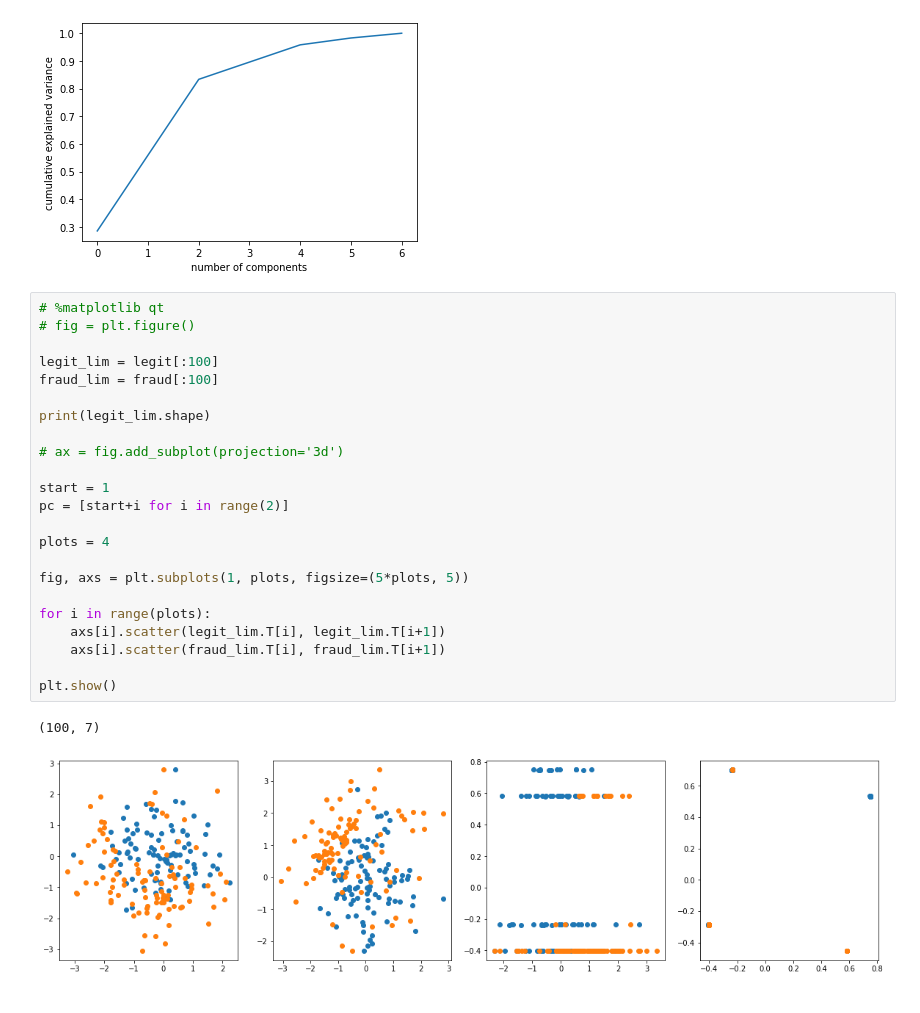
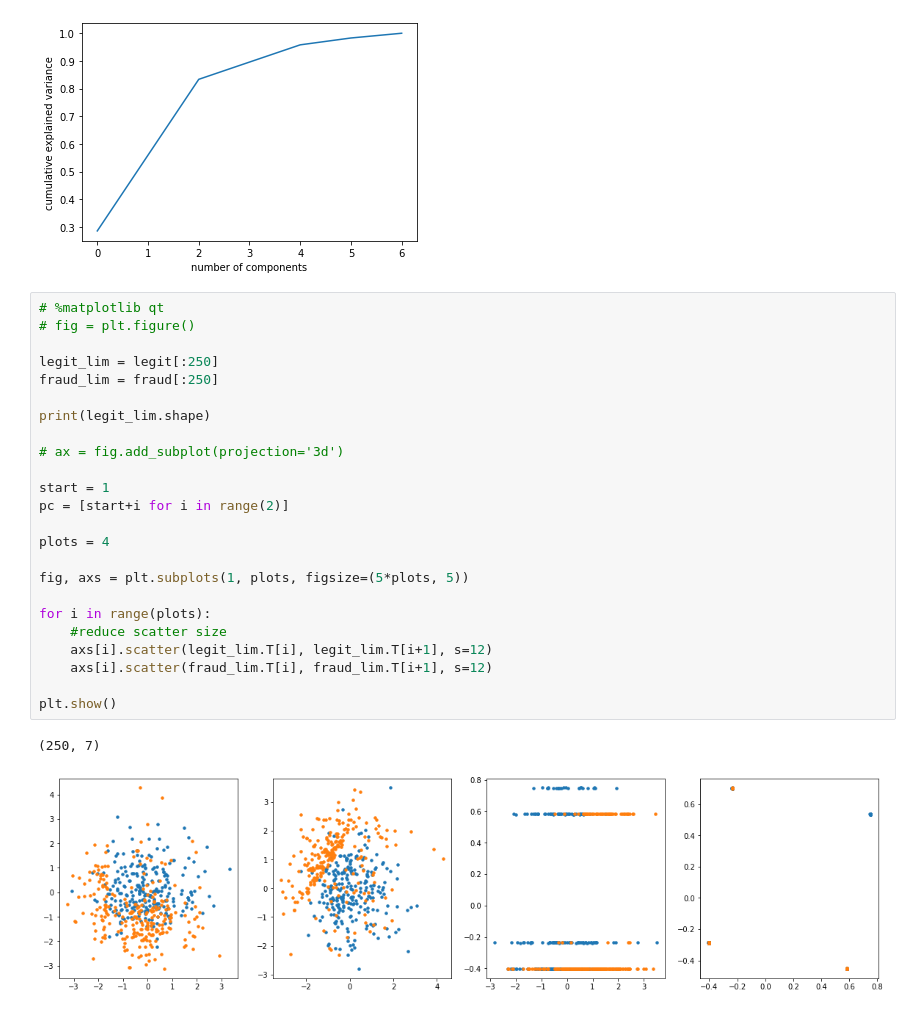
Before and after one commit to LucasEmcken/CCFraud, a Jupyter notebook: data_vis.ipynb, the cells around one changed output. Drawn from its saved outputs; the diff is of its cells as text.

Commit message:
reduced instances where 0 or 1 doesnt occur in initial training data

```diff
--- a/data_vis.ipynb
+++ b/data_vis.ipynb
@@ -78,29 +78,30 @@ plt.show()
 # %%
 # %matplotlib qt
 # fig = plt.figure()
 
-legit_lim = legit[:100]
-fraud_lim = fraud[:100]
+legit_lim = legit[:250]
+fraud_lim = fraud[:250]
 
 print(legit_lim.shape)
 
 # ax = fig.add_subplot(projection='3d')
 
 start = 1
 pc = [start+i for i in range(2)]
 
 plots = 4
 
 fig, axs = plt.subplots(1, plots, figsize=(5*plots, 5))
 
 for i in range(plots):
-    axs[i].scatter(legit_lim.T[i], legit_lim.T[i+1])
-    axs[i].scatter(fraud_lim.T[i], fraud_lim.T[i+1])
+    #reduce scatter size
+    axs[i].scatter(legit_lim.T[i], legit_lim.T[i+1], s=12)
+    axs[i].scatter(fraud_lim.T[i], fraud_lim.T[i+1], s=12)
 
 plt.show()
 # %% [output]
-(100, 7)
+(250, 7)
-[figure, old version]
+[figure, new version]
 # %%
 
 y = df['fraud'].to_numpy()
```
Also changed, not shown: parts of 3 cells of this notebook.
